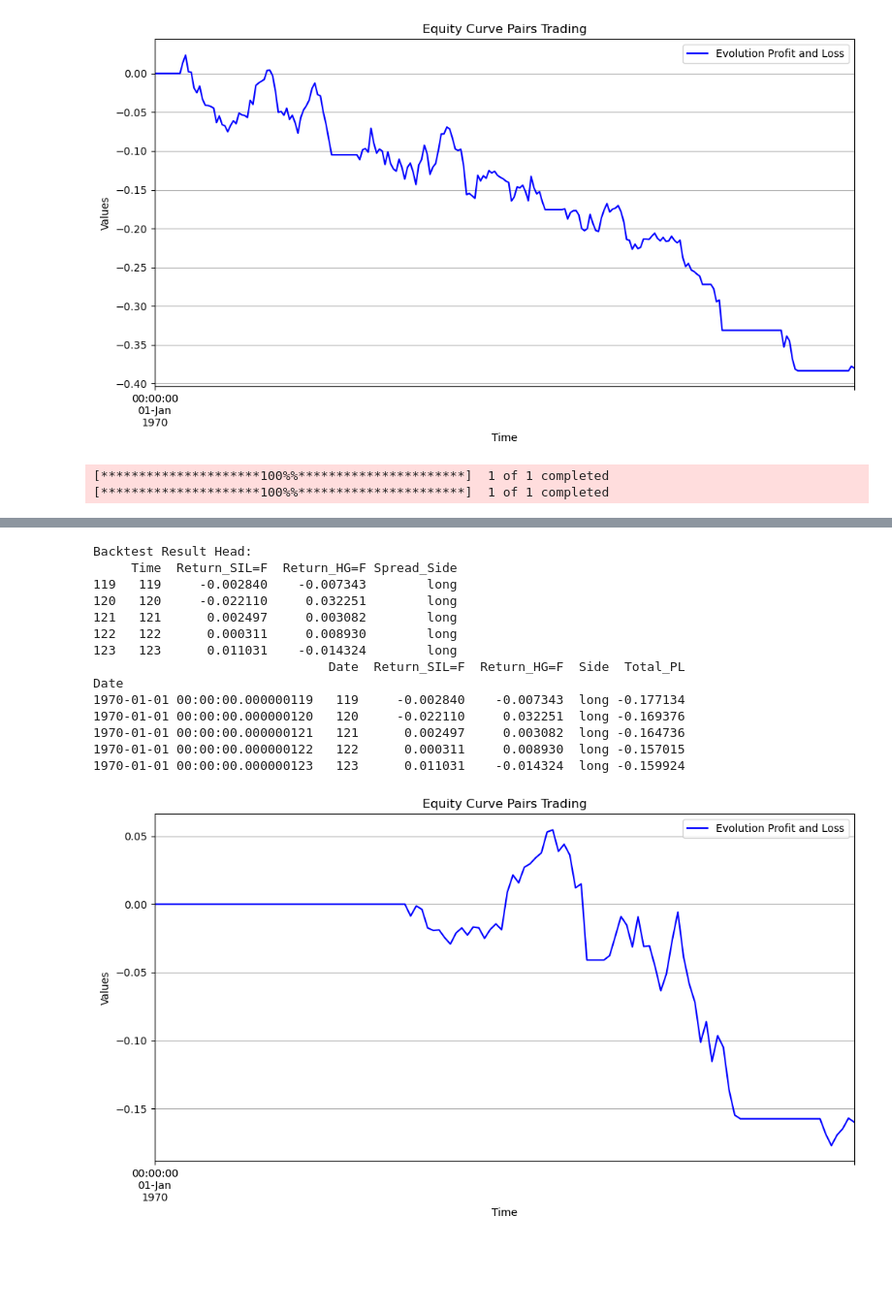
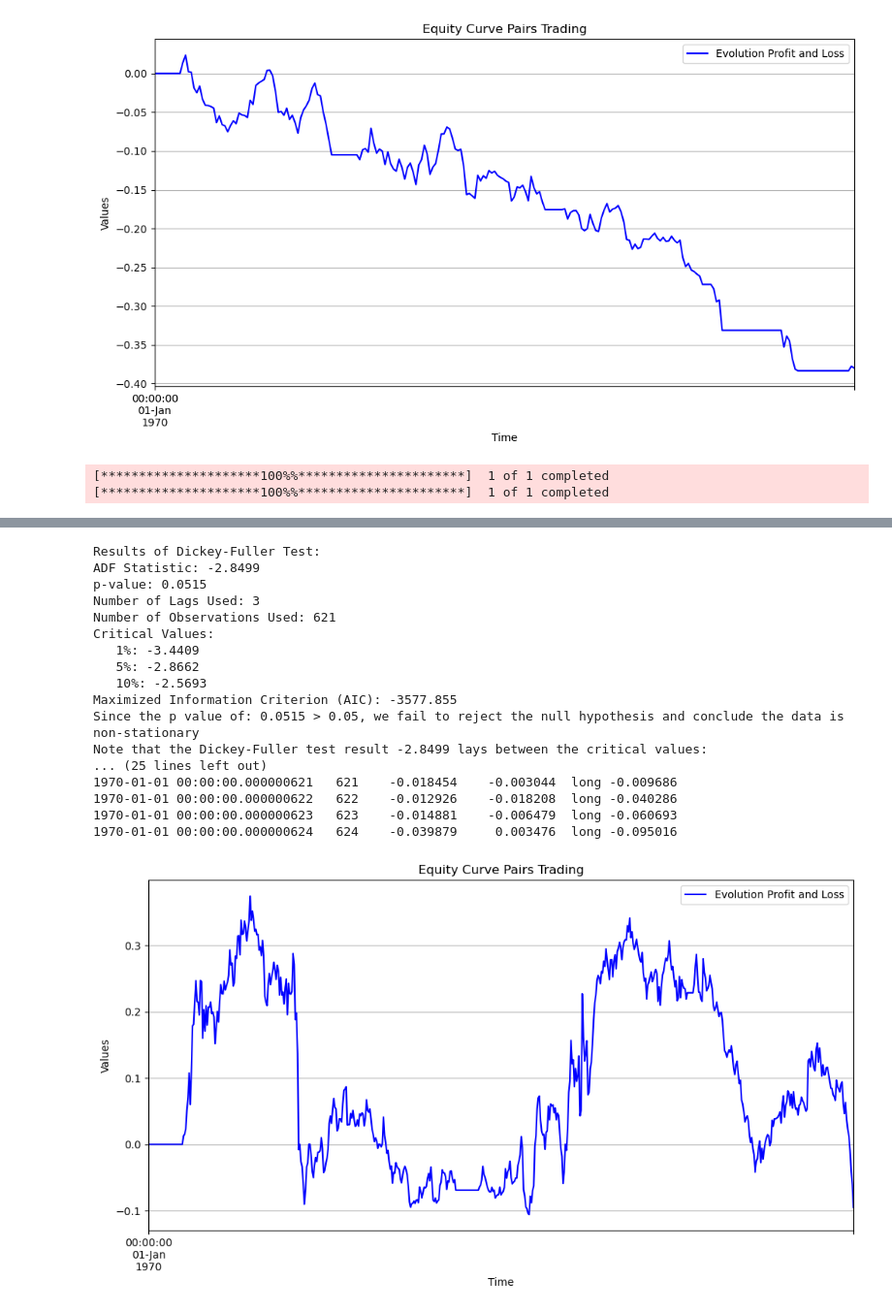
Before and after one commit to mburley127/PairsTrading, a Jupyter notebook: PairsTrading/PairsTrading_Alt.ipynb, the cells around one changed output, grey strips where cells are left out. Shown at 97% size. Saved outputs shown, nothing was run; the diff lists cells and outputs as text; code cells hidden in the pictures; blank space fills up the shorter version.

```diff
--- a/PairsTrading/PairsTrading_Alt.ipynb
+++ b/PairsTrading/PairsTrading_Alt.ipynb
@@ -395,7 +394,7 @@ def signals(zscore, commod_data, signal_entry, signal_exit):
     return signals_df[['short_signal', 'short_exit', 'long_signal', 'long_exit']]
 
 ### Perform Backtesting
-def perform_backtest(signals_df, commod_data):
+def perform_backtest(signals_df, commod_data, commod1, commod2):
     backtest_result = []
     spread_side = None  # This variable tracks the current position type: 'short', 'long', or None
     counter = -1  # This is used to help index the previous data point since DataFrame.iterrows() does not naturally handle this
@@ -412,20 +411,20 @@ def perform_backtest(signals_df, commod_data):
         if spread_side == "long":
             # Calculate returns if in a long position
             if counter > 0:  # Ensure there is a previous row to compare with
-                return_sil_f = commod_data.iloc[counter]['SIL=F'] / commod_data.iloc[counter - 1]['SIL=F'] - 1
-                return_hg_f = -(commod_data.iloc[counter]['HG=F'] / commod_data.iloc[counter - 1]['HG=F'] - 1)
+                return_commod1 = commod_data.iloc[counter][commod1] / commod_data.iloc[counter - 1][commod1] - 1
+                return_commod2 = -(commod_data.iloc[counter][commod2] / commod_data.iloc[counter - 1][commod2] - 1)
             if long_exit:
                 spread_side = None  # Exit long position
         elif spread_side == "short":
             # Calculate returns if in a short position
             if counter > 0:  # Ensure there is a previous row to compare with
-                return_sil_f = -(commod_data.iloc[counter]['SIL=F'] / commod_data.iloc[counter - 1]['SIL=F'] - 1)
-                return_hg_f = commod_data.iloc[counter]['HG=F'] / commod_data.iloc[counter - 1]['HG=F'] - 1
+                return_commod1 = -(commod_data.iloc[counter][commod1] / commod_data.iloc[counter - 1][commod1] - 1)
+                return_commod2 = commod_data.iloc[counter][commod2] / commod_data.iloc[counter - 1][commod2] - 1
             if short_exit:
                 spread_side = None  # Exit short position
         else:
-            return_sil_f = 0
-            return_hg_f = 0
+            return_commod1 = 0
+            return_commod2 = 0
             # Determine whether to start a new long or short position
             if short_signal:
                 spread_side = "short"
@@ -433,16 +432,16 @@ def perform_backtest(signals_df, commod_data):
                 spread_side = "long"
 
         # Append the results for this iteration to the list
-        backtest_result.append([time, return_sil_f, return_hg_f, spread_side or "None"])
+        backtest_result.append([time, return_commod1, return_commod2, spread_side or "None"])
 
     # Create DataFrame from results
-    backtest_df = pd.DataFrame(backtest_result, columns=['Time', 'Return_SIL=F', 'Return_HG=F', 'Spread_Side'])
+    backtest_df = pd.DataFrame(backtest_result, columns=['Time', f'Return_{commod1}', f'Return_{commod2}', 'Spread_Side'])
     return backtest_df
 
 
 ### Function Calls
-commodities_list = ['SIL=F', 'HG=F']
-start_date = '2024-01-01'
+commodities_list = ['ZC=F', 'LE=F']
+start_date = '2022-01-01'
 end_date = '2024-07-01'
 commod_data = import_commod_data(commodities_list, start_date, end_date)
 print("Data Head:")
@@ -467,16 +466,16 @@ print(zscore.head())
 signals_df = signals(zscore, commod_data, signal_entry=1, signal_exit=-1)
 print(signals_df.tail())
 
-backtest_result = perform_backtest(signals_df, commod_data)
+backtest_result = perform_backtest(signals_df, commod_data, commodities_list[0], commodities_list[1])
 print("\nBacktest Result Head:")
 print(backtest_result.tail())
 
 # Calculate returns and plot
 backtest_pandas = pd.DataFrame(backtest_result)
-backtest_pandas.columns = ['Date', 'Return_SIL=F', 'Return_HG=F', 'Side']
-backtest_pandas['Return_SIL=F'] = backtest_pandas['Return_SIL=F'].astype(float)
-backtest_pandas['Return_HG=F'] = backtest_pandas['Return_HG=F'].astype(float)
-backtest_pandas['Total_PL'] = (1 + backtest_pandas['Return_SIL=F']).cumprod() * (1 + backtest_pandas['Return_HG=F']).cumprod() - 1
+backtest_pandas.columns = ['Date', f'Return_{commodities_list[0]}', f'Return_{commodities_list[1]}', 'Side']
+backtest_pandas[f'Return_{commodities_list[0]}'] = backtest_pandas[f'Return_{commodities_list[0]}'].astype(float)
+backtest_pandas[f'Return_{commodities_list[1]}'] = backtest_pandas[f'Return_{commodities_list[1]}'].astype(float)
+backtest_pandas['Total_PL'] = (1 + backtest_pandas[f'Return_{commodities_list[0]}']).cumprod() * (1 + backtest_pandas[f'Return_{commodities_list[1]}']).cumprod() - 1
 backtest_pandas.index = pd.to_datetime(backtest_pandas['Date'])
 plt.figure(figsize=(12, 6))
 backtest_pandas['Total_PL'].plot(label='Evolution Profit and Loss', color='blue')
@@ -510,15 +507,18 @@ Spread Head:
-Backtest Result Head:
-     Time  Return_SIL=F  Return_HG=F Spread_Side
-119   119     -0.002840    -0.007343        long
-120   120     -0.022110     0.032251        long
-121   121      0.002497     0.003082        long
-122   122      0.000311     0.008930        long
-123   123      0.011031    -0.014324        long
-                               Date  Return_SIL=F  Return_HG=F  Side  Total_PL
-Date
-1970-01-01 00:00:00.000000119   119     -0.002840    -0.007343  long -0.177134
-1970-01-01 00:00:00.000000120   120     -0.022110     0.032251  long -0.169376
-1970-01-01 00:00:00.000000121   121      0.002497     0.003082  long -0.164736
-1970-01-01 00:00:00.000000122   122      0.000311     0.008930  long -0.157015
-1970-01-01 00:00:00.000000123   123      0.011031    -0.014324  long -0.159924
+Results of Dickey-Fuller Test:
+ADF Statistic: -2.8499
+p-value: 0.0515
+Number of Lags Used: 3
+Number of Observations Used: 621
+Critical Values:
+   1%: -3.4409
+   5%: -2.8662
+   10%: -2.5693
+Maximized Information Criterion (AIC): -3577.855
+Since the p value of: 0.0515 > 0.05, we fail to reject the null hypothesis and conclude the data is non-stationary
+Note that the Dickey-Fuller test result -2.8499 lays between the critical values:
+... (25 lines left out)
+1970-01-01 00:00:00.000000621   621    -0.018454    -0.003044  long -0.009686
+1970-01-01 00:00:00.000000622   622    -0.012926    -0.018208  long -0.040286
+1970-01-01 00:00:00.000000623   623    -0.014881    -0.006479  long -0.060693
+1970-01-01 00:00:00.000000624   624    -0.039879     0.003476  long -0.095016
-[figure, old version]
+[figure, new version]
```
Also changed, not shown: parts of 2 cells of this notebook, 1 other file.
